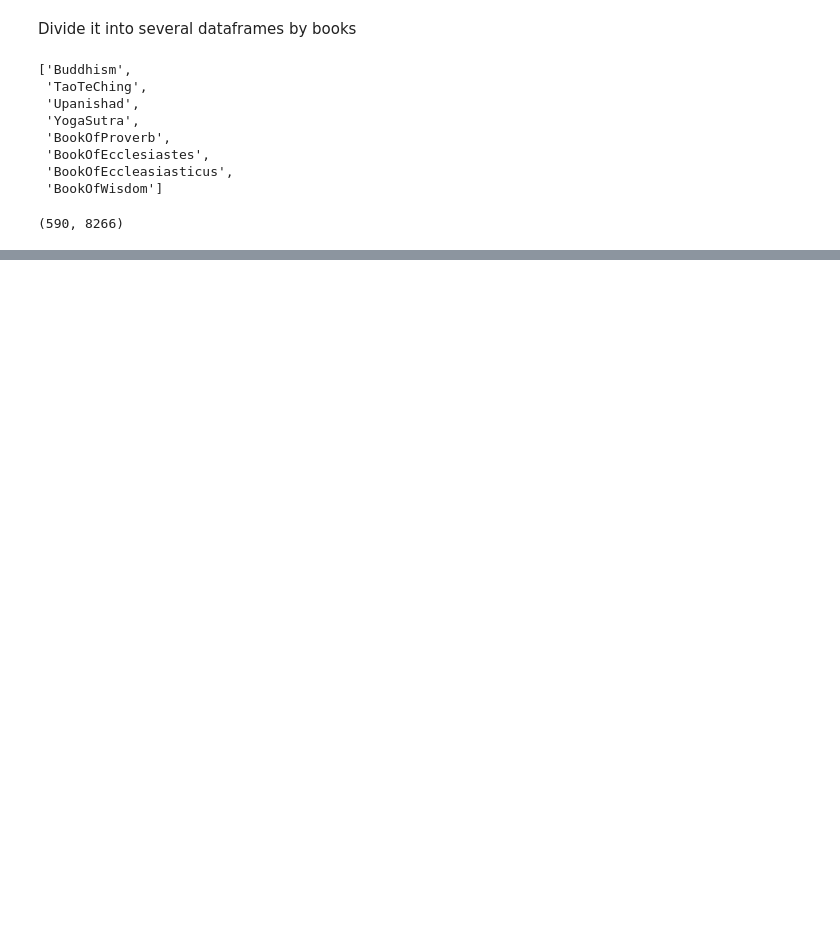
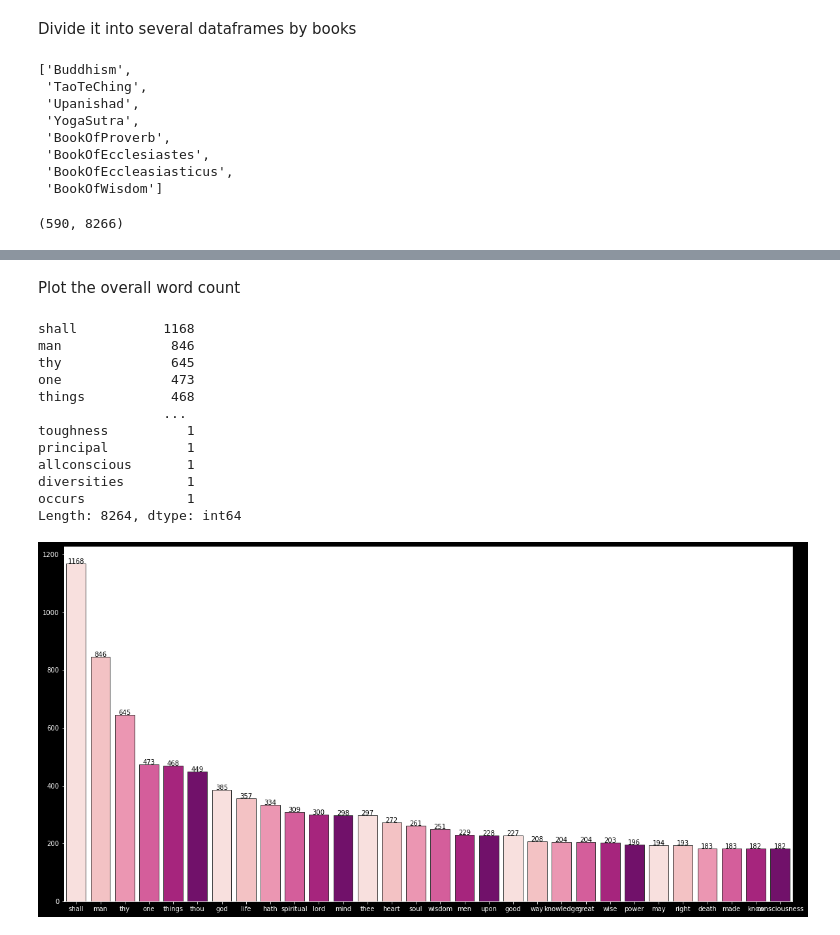
Before and after one commit to Barry0121/Religious-Text-Analysis-NLP, a Jupyter notebook: Beginner Track/barry.ipynb, the cells around one changed output, grey strips where cells are left out. Cells and saved outputs as stored; diff of their text form; code cells hidden in the pictures; blank space fills up the shorter version.

Commit message:
add some graphs for infographics

```diff
--- a/Beginner Track/barry.ipynb
+++ b/Beginner Track/barry.ipynb
@@ -38,0 +47,35 @@ train.shape
+# %%
+# for future plot
+mpl.rcParams.update({'axes.facecolor': 'white',
+                     'text.color' : "black",
+                     'axes.labelcolor' : "black",
+                     'xtick.color': 'white',
+                     'ytick.color': 'white',
+                     'figure.figsize': (20, 10)
+                     })
+# %% [markdown]
+Plot the overall word count
+# %%
+no_book = train.drop(["book", 'chapter'], axis=1)
+all_words = no_book.sum().sort_values(ascending=False)
+print(all_words)
+ax1 = sns.barplot(x = all_words.index[:30], y = all_words[:30], palette=sns.color_palette("RdPu"), linewidth=1, edgecolor='.2')
+
+count = 0
+for index, item in all_words[:30].iteritems():
+    ax1.text(count, item, item, color='black', ha="center")
+    count+=1
+# %% [output]
+shall           1168
+man              846
+thy              645
+one              473
+things           468
+                ...
+toughness          1
+principal          1
+allconscious       1
+diversities        1
+occurs             1
+Length: 8264, dtype: int64
+[figure, added]
```
Also changed, not shown: parts of 16 cells of this notebook.
